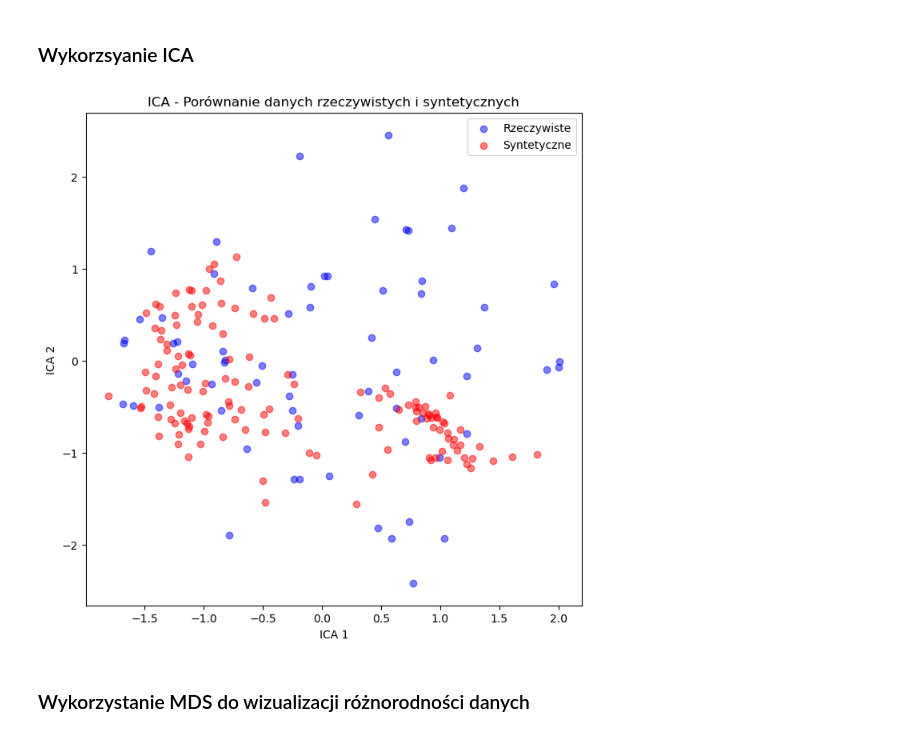
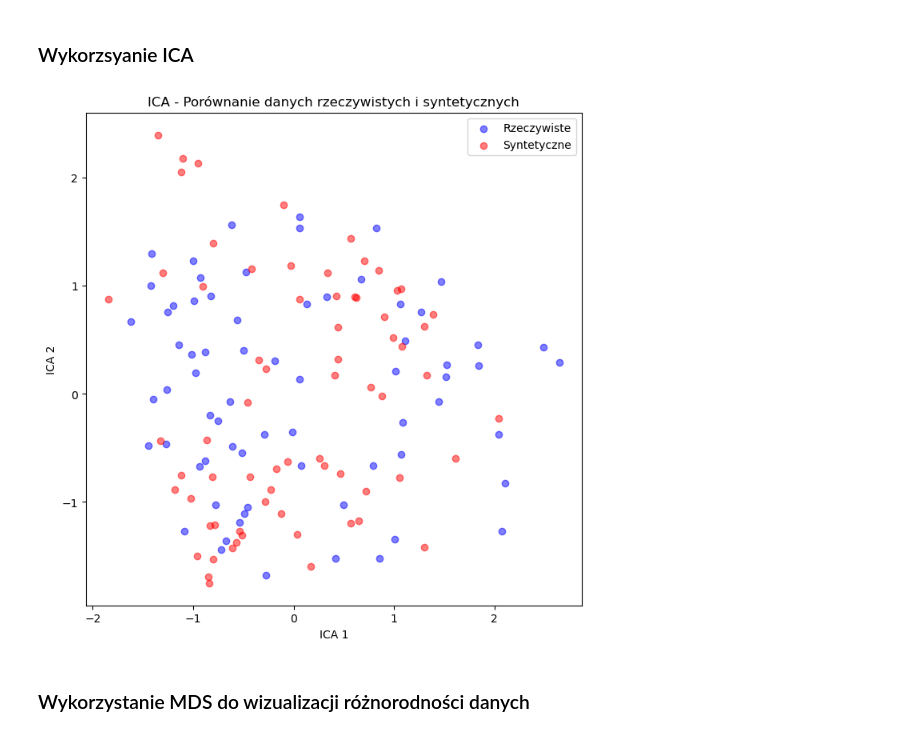
Before and after one commit to Varker00/rna-generator, a Jupyter notebook: notebooks/data_analysis.ipynb, the cells around one changed output. Drawn from its saved outputs; the diff is of its cells as text; code cells hidden in the pictures.

```diff
--- a/notebooks/data_analysis.ipynb
+++ b/notebooks/data_analysis.ipynb
@@ -14,7 +14,7 @@ import hdbscan
 # %% [markdown]
 ### Wczytanie danych
 # %%
-real_data = pd.read_csv('original_data/GSE158508_normalized_counts.tsv', sep='\t')
+real_data = pd.read_csv('../original_data/GSE158508_normalized_counts.tsv', sep='\t')
 real_data = real_data.T
-synthetic_data = pd.read_csv('synthetic_data/generated_data.tsv', sep='\t')
+synthetic_data = pd.read_csv('../synthetic_data/generated_data.tsv', sep='\t')
 # %%
@@ -281,30 +515,38 @@ hdbscan_visualization()
 # %% [markdown]
 ### Wykorzsyanie ICA
 # %%
-def ica_visualization():
-    # Standaryzacja danych
-    scaler = StandardScaler()
-    real_scaled = scaler.fit_transform(real_data)
-    synthetic_scaled = scaler.transform(synthetic_data)
+import matplotlib.pyplot as plt
+from sklearn.preprocessing import StandardScaler
+from sklearn.decomposition import FastICA
+import numpy as np
 
-    # ICA do 2 komponentów
-    ica = FastICA(n_components=2)
-    real_ica = ica.fit_transform(real_scaled)
-    synthetic_ica = ica.transform(synthetic_scaled)
+def ica_visualization(combined_ica, n_points):
+    # Oddzielenie wyników ICA
+    real_ica = combined_ica[:n_points, :]
+    synthetic_ica = combined_ica[n_points:, :]
 
     # Wizualizacja
     plt.figure(figsize=(8, 8))
     plt.scatter(real_ica[:, 0], real_ica[:, 1], c='blue', alpha=0.5, label='Rzeczywiste')
     plt.scatter(synthetic_ica[:, 0], synthetic_ica[:, 1], c='red', alpha=0.5, label='Syntetyczne')
     plt.legend()
     plt.title('ICA - Porównanie danych rzeczywistych i syntetycznych')
     plt.xlabel('ICA 1')
     plt.ylabel('ICA 2')
     plt.show()
 
-ica_visualization()
+# Standaryzacja danych
+scaler = StandardScaler()
+combined_scaled = scaler.fit_transform(np.vstack((real_data, synthetic_data)))
+
+# ICA do 2 komponentów
+ica = FastICA(n_components=2, random_state=42)
+combined_ica = ica.fit_transform(combined_scaled)
+
+# Wywołanie funkcji wizualizacji
+ica_visualization(combined_ica, len(real_data))
 # %% [output]
-[figure, old version]
+[figure, new version]
 # %% [markdown]
 ### Wykorzystanie MDS do wizualizacji różnorodności danych
 # %%
```
Also changed, not shown: parts of 18 cells of this notebook.
